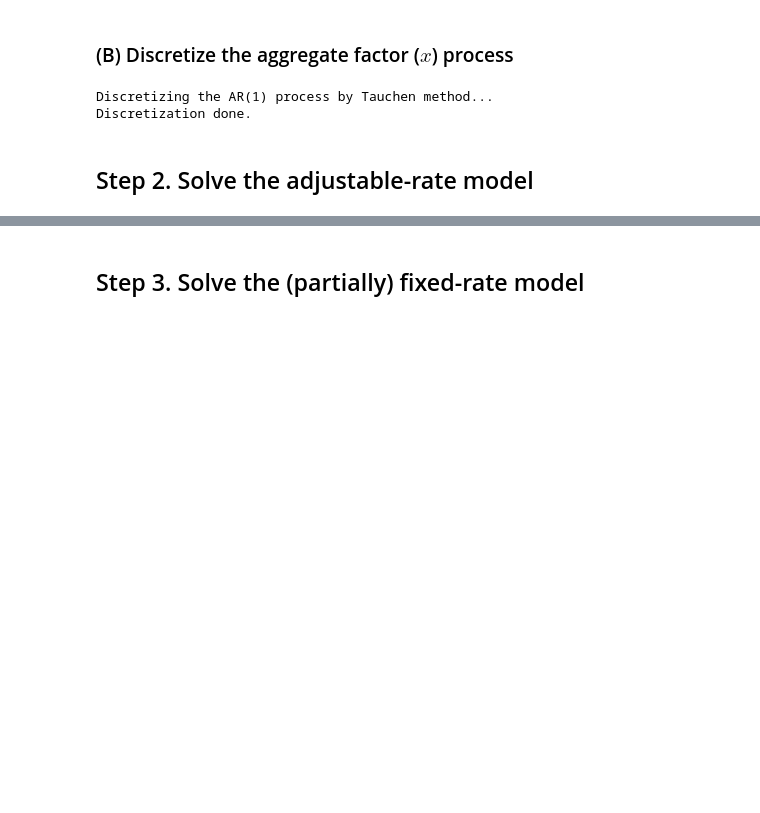
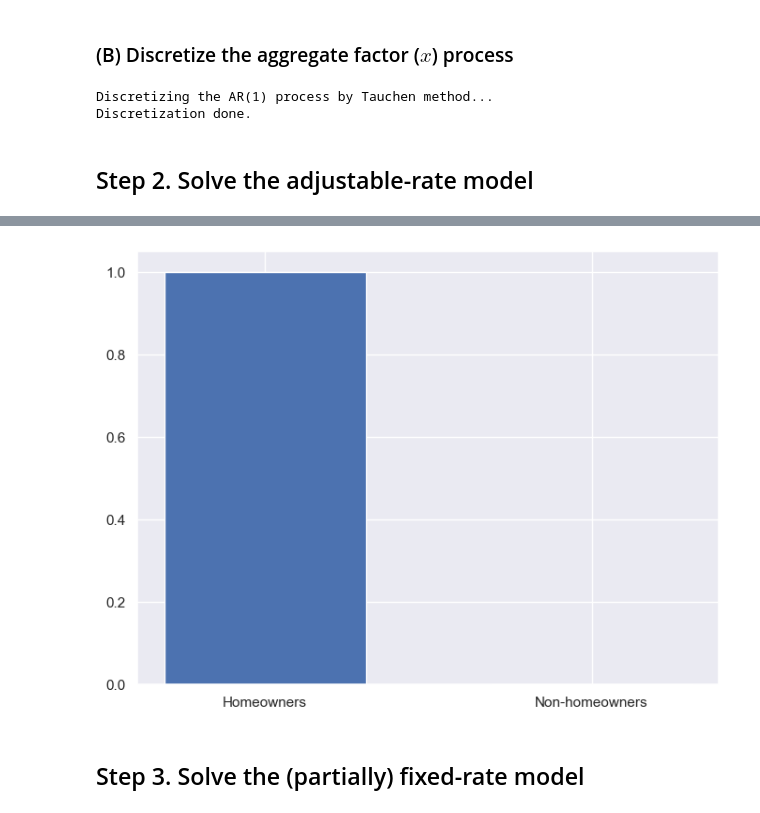
Before and after one commit to mtanaka25/WashU_Quant_Macro_project, a Jupyter notebook: main.ipynb, the cells around one changed output, grey strips where cells are left out. Drawn from its saved outputs; the diff is of its cells as text; code cells hidden in the pictures; blank space fills up the shorter version.

```diff
--- a/main.ipynb
+++ b/main.ipynb
@@ -131,3 +131,7 @@ elapsed time = 0:00:00.002385
+# %%
+ARM_Economy.plot_homeownership(fname = 'ARM_homeownership.png')
+# %% [output]
+[figure, added]
 # %% [markdown]
 ## Step 3. Solve the (partially) fixed-rate model
 # %%
```
Also changed, not shown: parts of 15 cells of this notebook, 1 other file.
